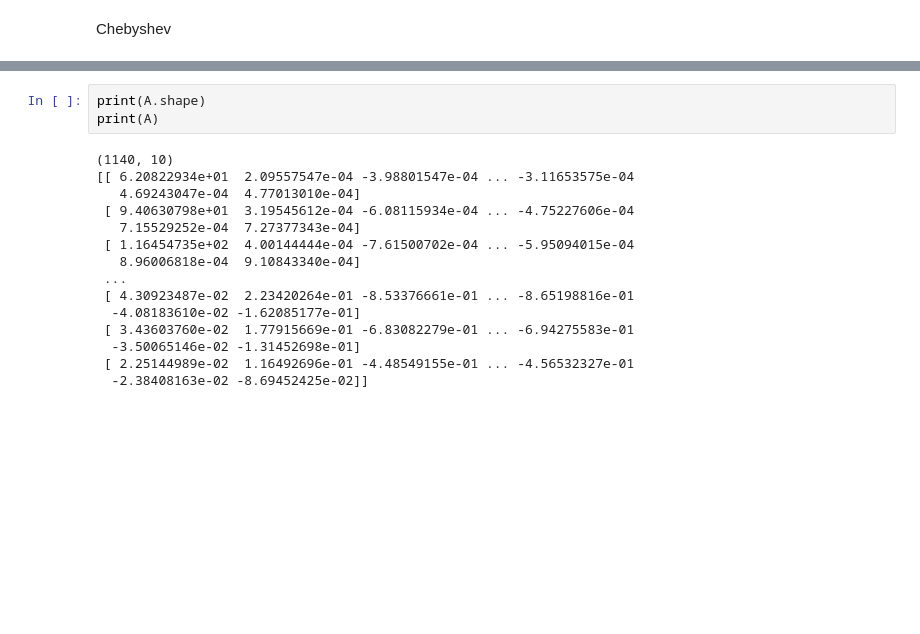
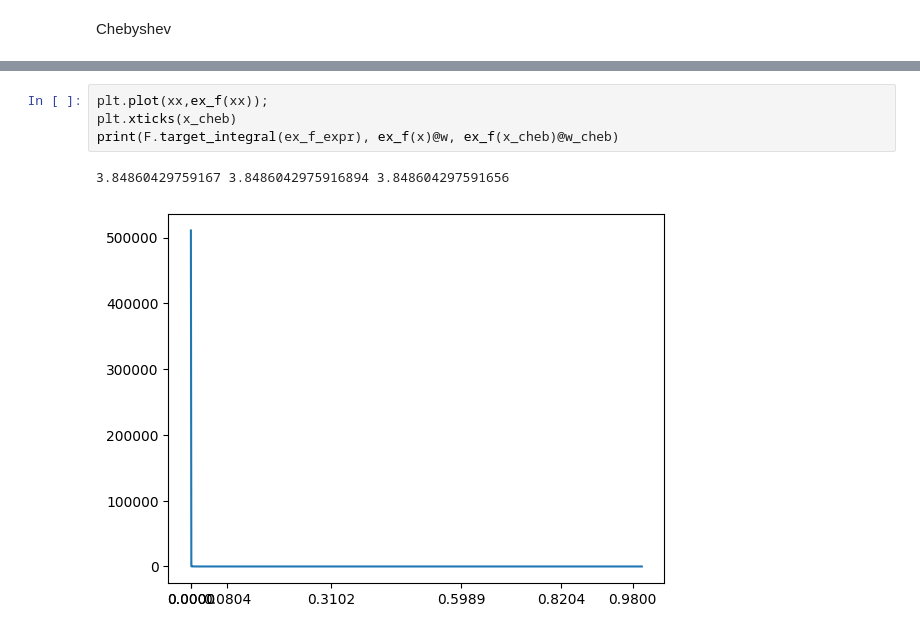
Before and after one commit to jakobtkn/ggqpy, a Jupyter notebook: genquad.ipynb, the cells around one changed output, grey strips where cells are left out. Drawn from its saved outputs; the diff is of its cells as text; blank space fills up the shorter version.

```diff
--- a/genquad.ipynb
+++ b/genquad.ipynb
@@ -93,18 +70,7 @@ print(function_family.analytic_integrals[k], phi(x)@w, phi(x_cheb)@w_cheb)
-# %%
-print(A.shape)
-print(A)
-# %% [output]
-(1140, 10)
-[[ 6.20822934e+01  2.09557547e-04 -3.98801547e-04 ... -3.11653575e-04
-   4.69243047e-04  4.77013010e-04]
- [ 9.40630798e+01  3.19545612e-04 -6.08115934e-04 ... -4.75227606e-04
-   7.15529252e-04  7.27377343e-04]
- [ 1.16454735e+02  4.00144444e-04 -7.61500702e-04 ... -5.95094015e-04
-   8.96006818e-04  9.10843340e-04]
- ...
- [ 4.30923487e-02  2.23420264e-01 -8.53376661e-01 ... -8.65198816e-01
-  -4.08183610e-02 -1.62085177e-01]
- [ 3.43603760e-02  1.77915669e-01 -6.83082279e-01 ... -6.94275583e-01
-  -3.50065146e-02 -1.31452698e-01]
- [ 2.25144989e-02  1.16492696e-01 -4.48549155e-01 ... -4.56532327e-01
-  -2.38408163e-02 -8.69452425e-02]]
+# %%
+plt.plot(xx,ex_f(xx));
+plt.xticks(x_cheb)
+print(F.target_integral(ex_f_expr), ex_f(x)@w, ex_f(x_cheb)@w_cheb)
+# %% [output]
+3.84860429759167 3.8486042975916894 3.848604297591656
+[figure, added]
```
Also changed, not shown: parts of 10 cells of this notebook, 2 other files.
